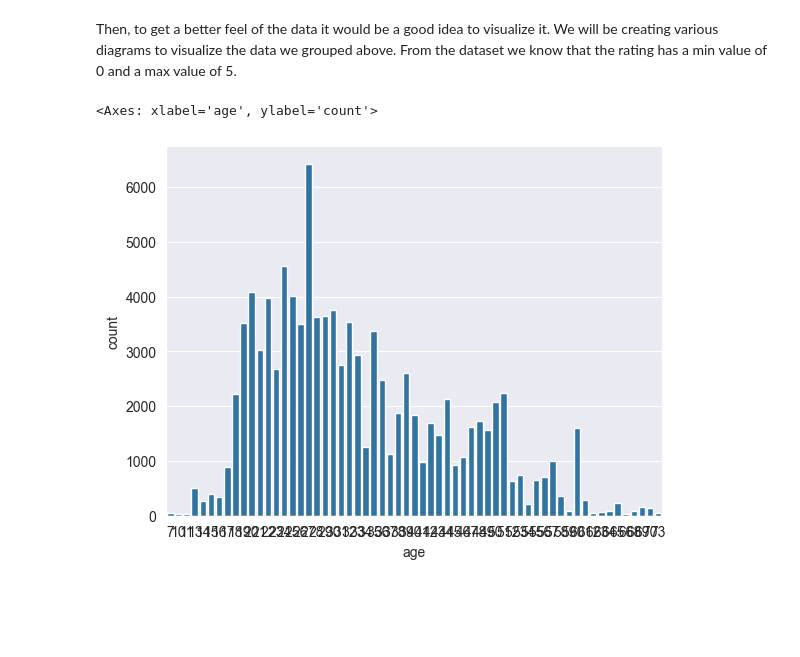
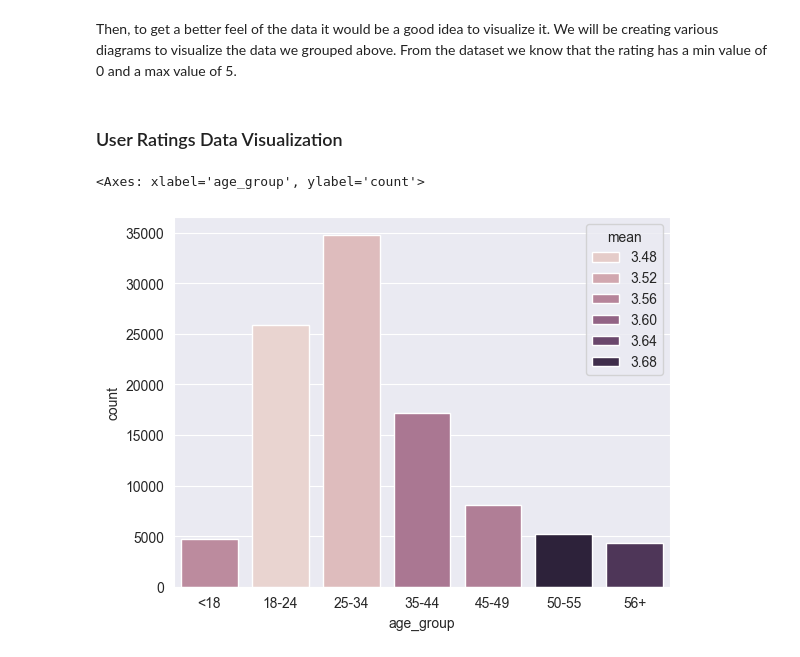
Before and after one commit to AnkoX22/Movie-Reccomendation-System, a Jupyter notebook: notebooks/explore_data.ipynb, the cells around one changed output. Drawn from its saved outputs; the diff is of its cells as text; code cells hidden in the pictures; blank space fills up the shorter version.

Commit message:
create visualizations and explore the data set

```diff
--- a/notebooks/explore_data.ipynb
+++ b/notebooks/explore_data.ipynb
@@ -180,10 +233,20 @@ print(ratings_stats_per_age_and_gender.head())
 4   13      M    428  3.523364
 # %% [markdown]
 Then, to get a better feel of the data it would be a good idea to visualize it. We will be creating various diagrams to visualize the data we grouped above. From the dataset we know that the rating has a min value of 0 and a max value of 5.
+# %% [markdown]
+### User Ratings Data Visualization
 # %%
-# sns.histplot(ratings_stats_per_age, x="age", y= "count", bins=100)
+bins = [0, 18, 25, 35, 45, 50, 56, 100]
+labels = ["<18", "18-24", "25-34", "35-44", "45-49", "50-55", "56+"]
 
-# sns.barplot(ratings_stats_per_age, x="age", y="count")
+user_ratings["age_group"] = pd.cut(user_ratings["age"], bins=bins, labels=labels)
+
+ratings_stats_per_age_group = (
+    user_ratings.groupby("age_group", as_index=False, observed=False)["rating"]
+    .agg(count="count", mean="mean")
+)
+
+sns.barplot(data=ratings_stats_per_age_group, x="age_group", y="count", hue="mean")
 # %% [output]
-<Axes: xlabel='age', ylabel='count'>
+<Axes: xlabel='age_group', ylabel='count'>
-[figure, old version]
+[figure, new version]
```
Also changed, not shown: parts of 32 cells of this notebook.
